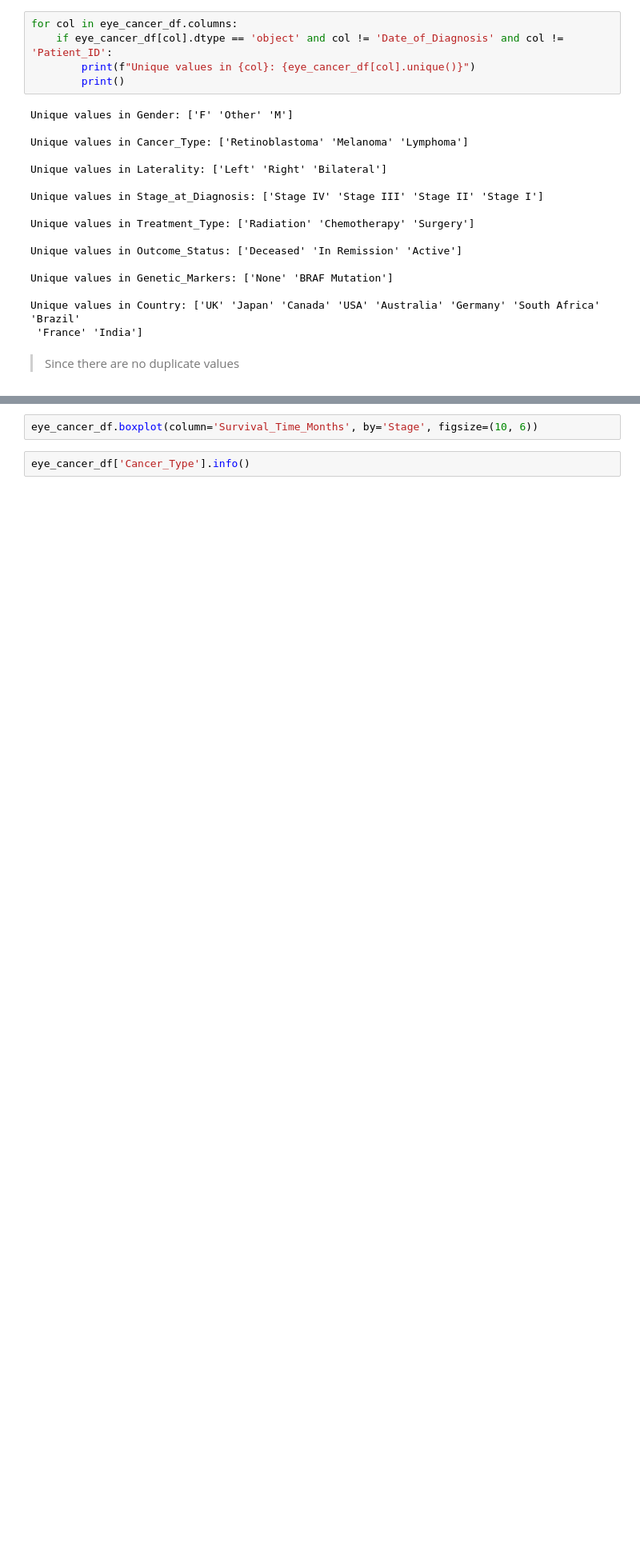
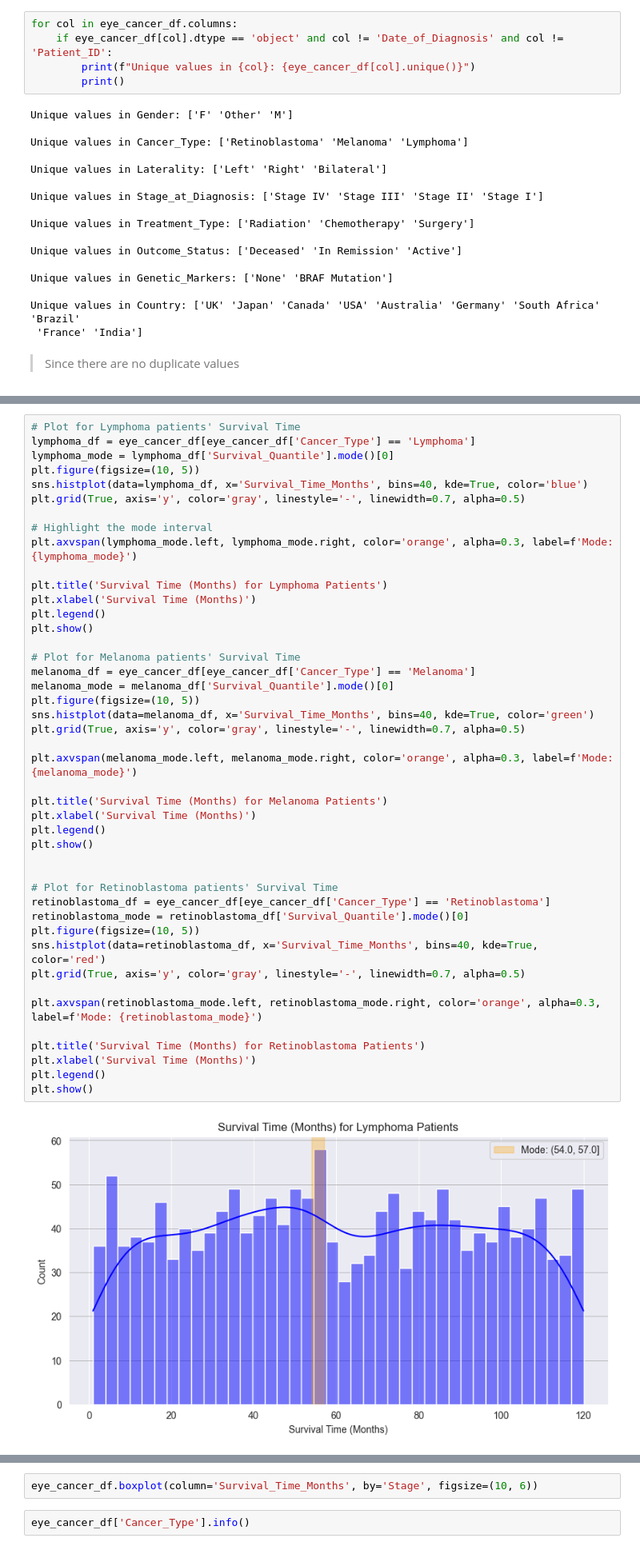
Before and after one commit to Kamote35/CSMODEL-S20-pandas-Salle-, a Jupyter notebook: [CSMODEL]Pandas_Salle_WithExplanations(Visualizations).ipynb, the cells around one changed output, grey strips where cells are left out. Shown: that part at 80% size. Cells and saved outputs as stored; diff of their text form; blank space fills up the shorter version.

```diff
--- a/[CSMODEL]Pandas_Salle_WithExplanations(Visualizations).ipynb
+++ b/[CSMODEL]Pandas_Salle_WithExplanations(Visualizations).ipynb
@@ -207,0 +201,46 @@ eye_cancer_df.groupby("Cancer_Type")["Survival_Time_Months"].describe()
+# %%
+# Plot for Lymphoma patients' Survival Time
+lymphoma_df = eye_cancer_df[eye_cancer_df['Cancer_Type'] == 'Lymphoma']
+lymphoma_mode = lymphoma_df['Survival_Quantile'].mode()[0]
+plt.figure(figsize=(10, 5))
+sns.histplot(data=lymphoma_df, x='Survival_Time_Months', bins=40, kde=True, color='blue')
+plt.grid(True, axis='y', color='gray', linestyle='-', linewidth=0.7, alpha=0.5)
+
+# Highlight the mode interval
+plt.axvspan(lymphoma_mode.left, lymphoma_mode.right, color='orange', alpha=0.3, label=f'Mode: {lymphoma_mode}')
+
+plt.title('Survival Time (Months) for Lymphoma Patients')
+plt.xlabel('Survival Time (Months)')
+plt.legend()
+plt.show()
+
+# Plot for Melanoma patients' Survival Time
+melanoma_df = eye_cancer_df[eye_cancer_df['Cancer_Type'] == 'Melanoma']
+melanoma_mode = melanoma_df['Survival_Quantile'].mode()[0]
+plt.figure(figsize=(10, 5))
+sns.histplot(data=melanoma_df, x='Survival_Time_Months', bins=40, kde=True, color='green')
+plt.grid(True, axis='y', color='gray', linestyle='-', linewidth=0.7, alpha=0.5)
+
+plt.axvspan(melanoma_mode.left, melanoma_mode.right, color='orange', alpha=0.3, label=f'Mode: {melanoma_mode}')
+
+plt.title('Survival Time (Months) for Melanoma Patients')
+plt.xlabel('Survival Time (Months)')
+plt.legend()
+plt.show()
+
+
+# Plot for Retinoblastoma patients' Survival Time
+retinoblastoma_df = eye_cancer_df[eye_cancer_df['Cancer_Type'] == 'Retinoblastoma']
+retinoblastoma_mode = retinoblastoma_df['Survival_Quantile'].mode()[0]
+plt.figure(figsize=(10, 5))
+sns.histplot(data=retinoblastoma_df, x='Survival_Time_Months', bins=40, kde=True, color='red')
+plt.grid(True, axis='y', color='gray', linestyle='-', linewidth=0.7, alpha=0.5)
+
+plt.axvspan(retinoblastoma_mode.left, retinoblastoma_mode.right, color='orange', alpha=0.3, label=f'Mode: {retinoblastoma_mode}')
+
+plt.title('Survival Time (Months) for Retinoblastoma Patients')
+plt.xlabel('Survival Time (Months)')
+plt.legend()
+plt.show()
+# %% [output]
+[figure, added]
```
Also changed, not shown: parts of 18 cells of this notebook.
